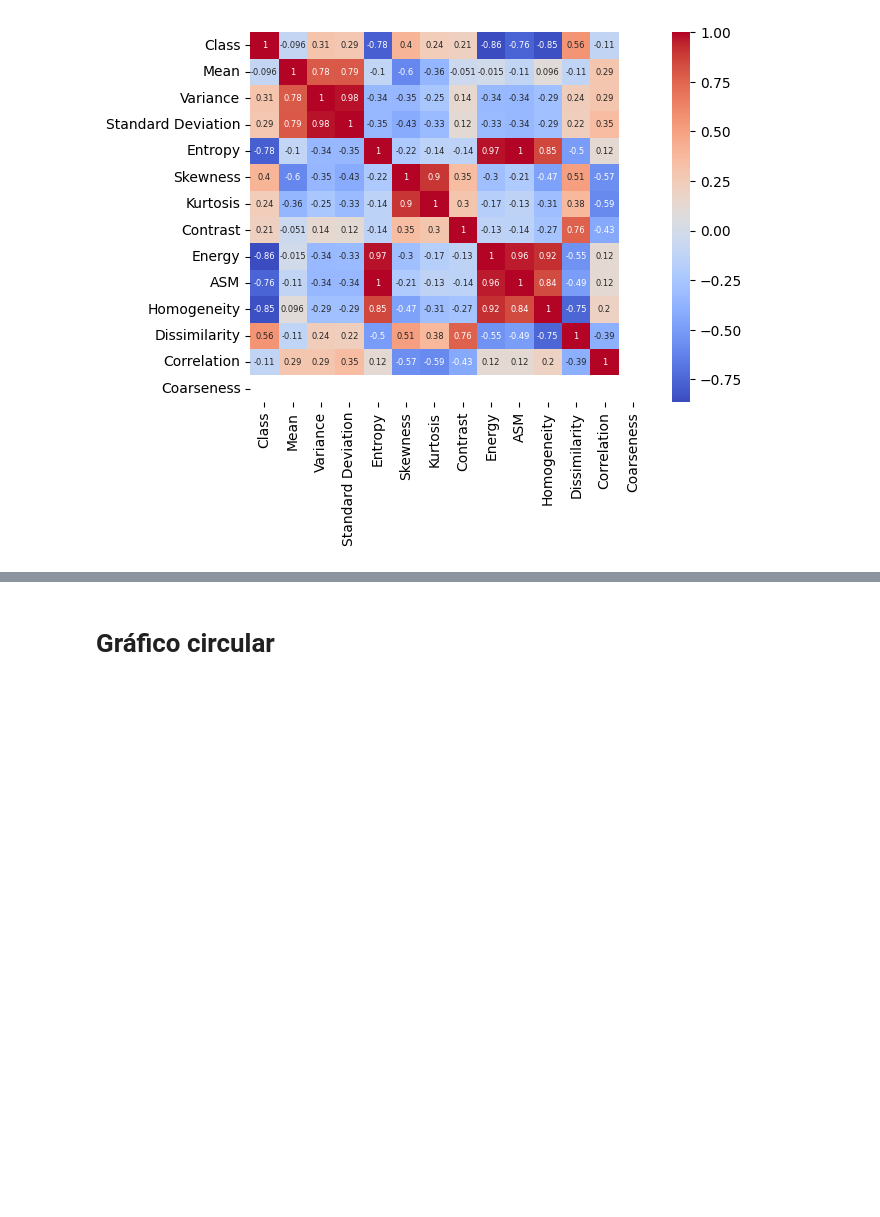
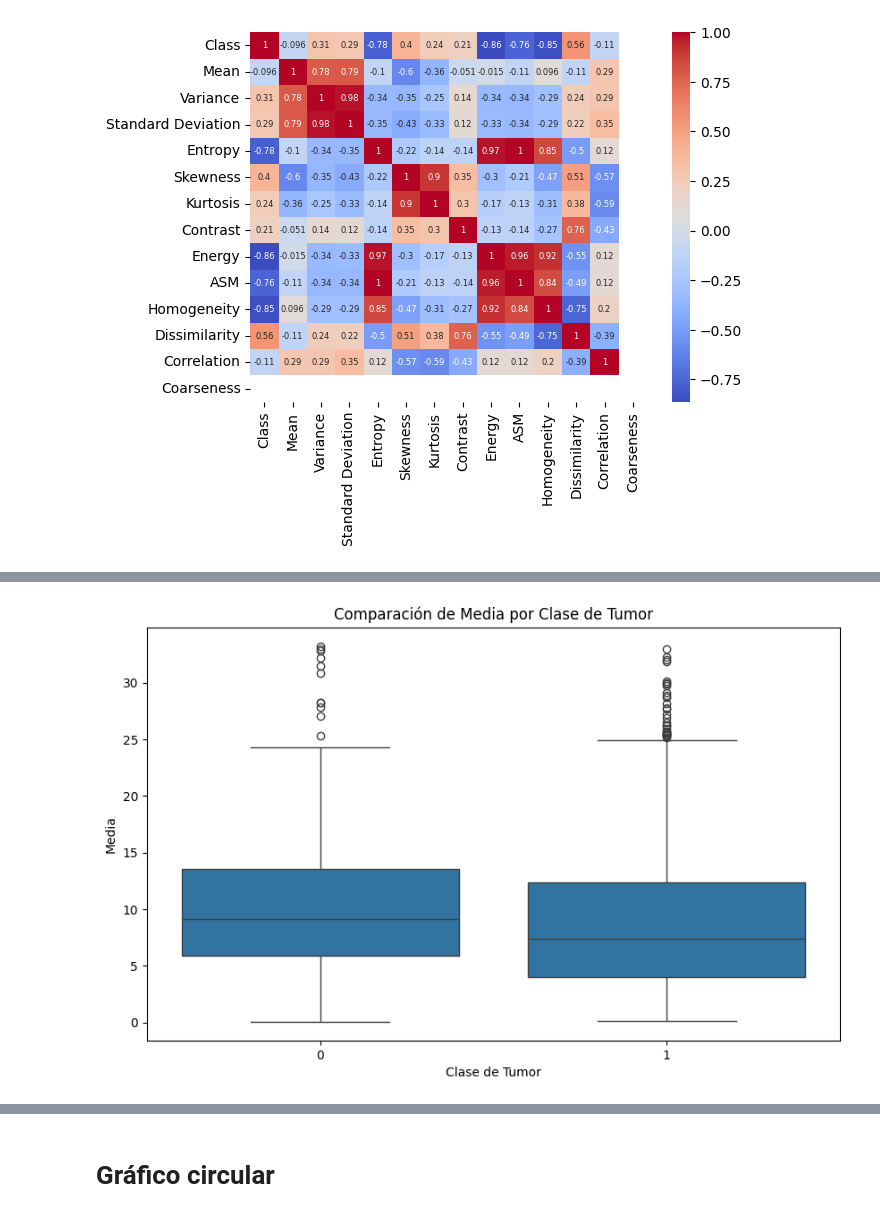
Before and after one commit to andreww44/MachineLearningBrainTumor, a Jupyter notebook: set_limpio_grupo_warmiche_learning.ipynb, the cells around one changed output, grey strips where cells are left out. Drawn from its saved outputs; the diff is of its cells as text; code cells hidden in the pictures; blank space fills up the shorter version.

Commit message:
BoxPlots

```diff
--- a/set_limpio_grupo_warmiche_learning.ipynb
+++ b/set_limpio_grupo_warmiche_learning.ipynb
@@ -242,0 +249,9 @@ plt.show()
+# %%
+plt.figure(figsize=(10, 6))
+sns.boxplot(x='Class', y='Mean', data=df_brain_tumor)
+plt.title('Comparación de Media por Clase de Tumor')
+plt.xlabel('Clase de Tumor')
+plt.ylabel('Media')
+plt.show()
+# %% [output]
+[figure, added]
```
Also changed, not shown: parts of 5 cells of this notebook.
